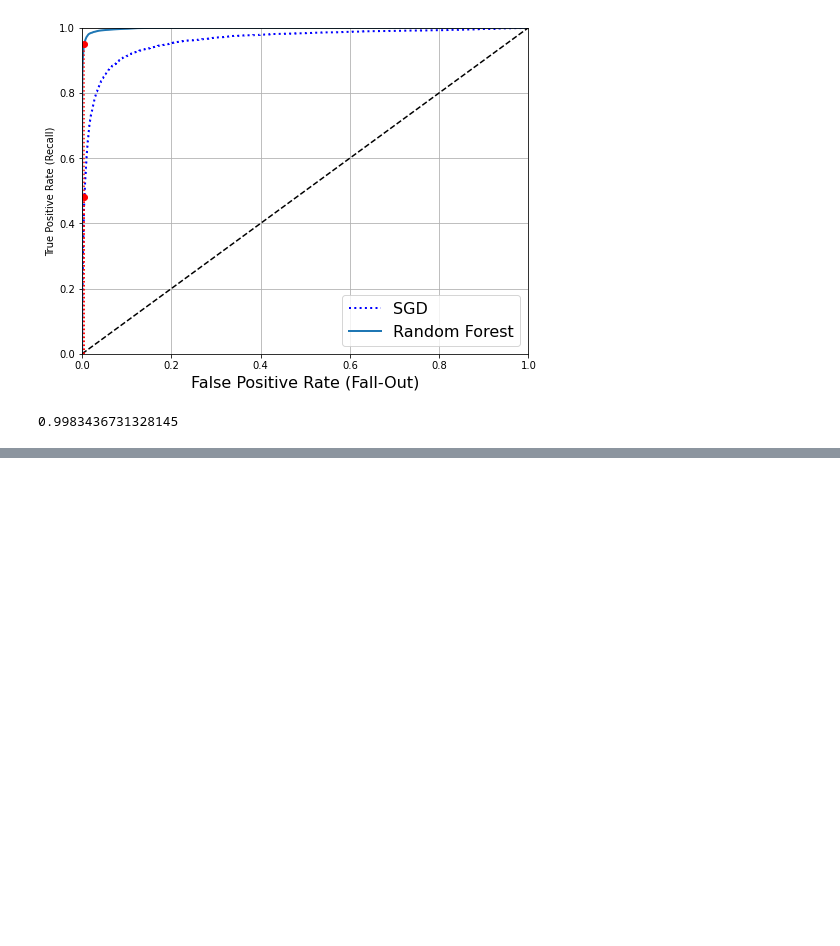
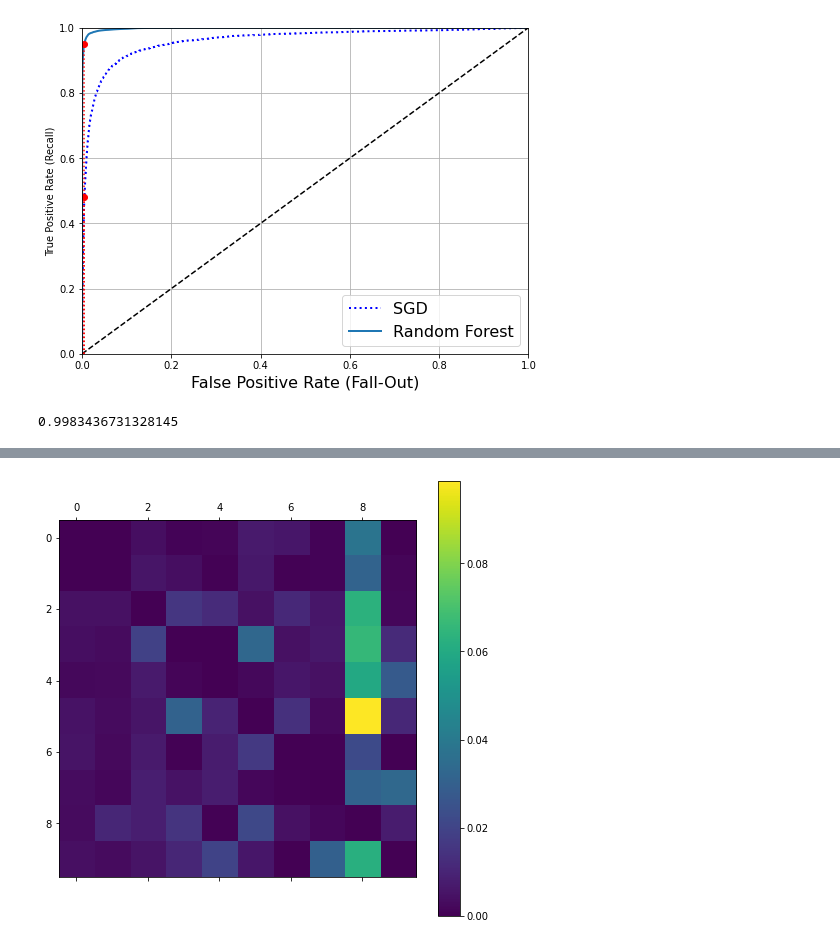
Before and after one commit to SY-256/deep-learning-with-tensorflow-and-keras, a Jupyter notebook: working/orailly/chapter3.ipynb, the cells around one changed output, grey strips where cells are left out. Cells and saved outputs as stored; diff of their text form; code cells hidden in the pictures; blank space fills up the shorter version.

```diff
--- a/working/orailly/chapter3.ipynb
+++ b/working/orailly/chapter3.ipynb
@@ -269,0 +384,11 @@ roc_auc_score(y_train_5, y_scores_forest)
+# %%
+# プロットの誤り部分に注目
+row_sums = conf_mx.sum(axis=1, keepdims=True) # クラスの画素数を求める
+norm_conf_mx = conf_mx / row_sums
+# %%
+# 対角線を0にして誤分類だけプロット
+np.fill_diagonal(norm_conf_mx, 0)
+plot_confusion_matrix(norm_conf_mx)
+plt.show()
+# %% [output]
+[figure, added]
```
Also changed, not shown: parts of 15 cells of this notebook.
